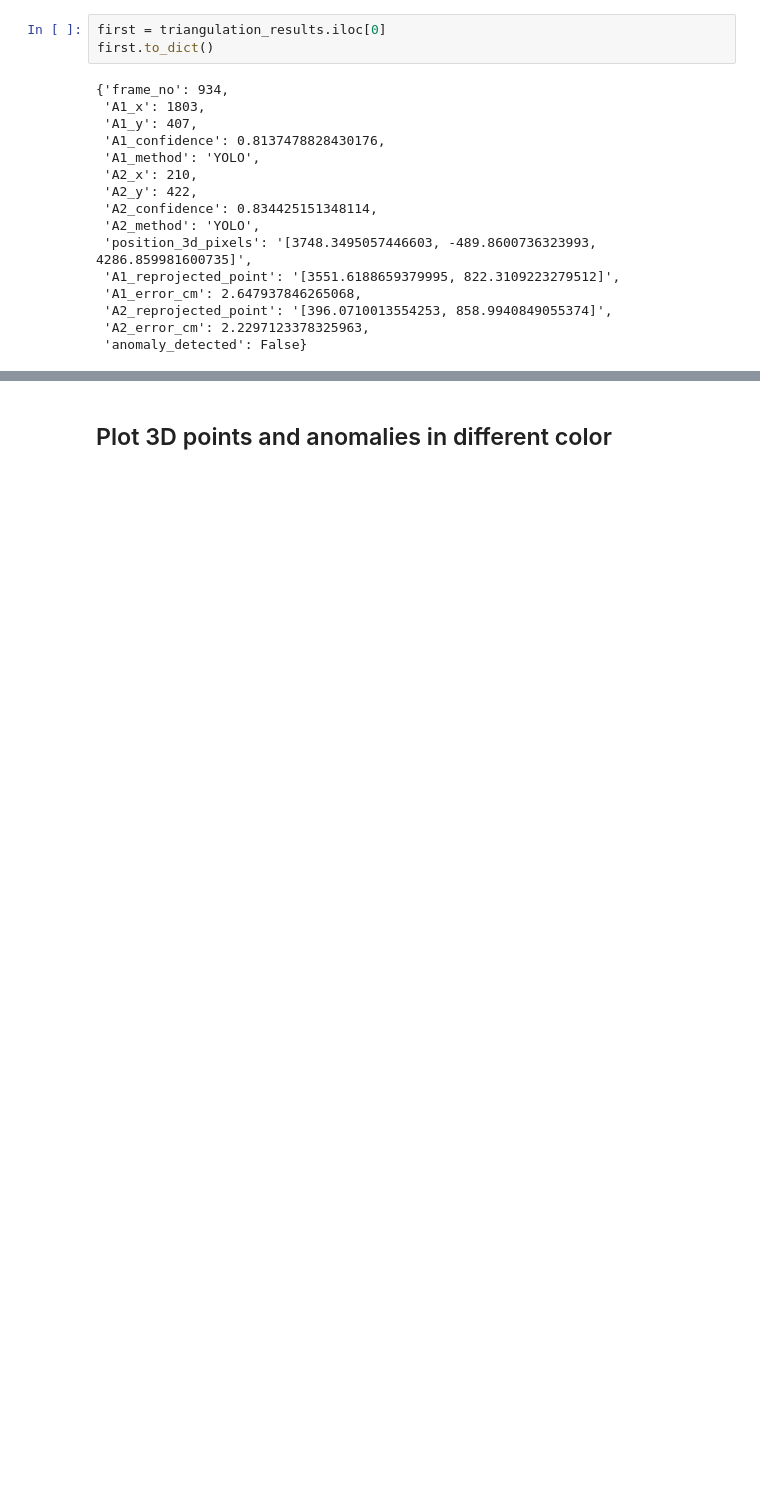
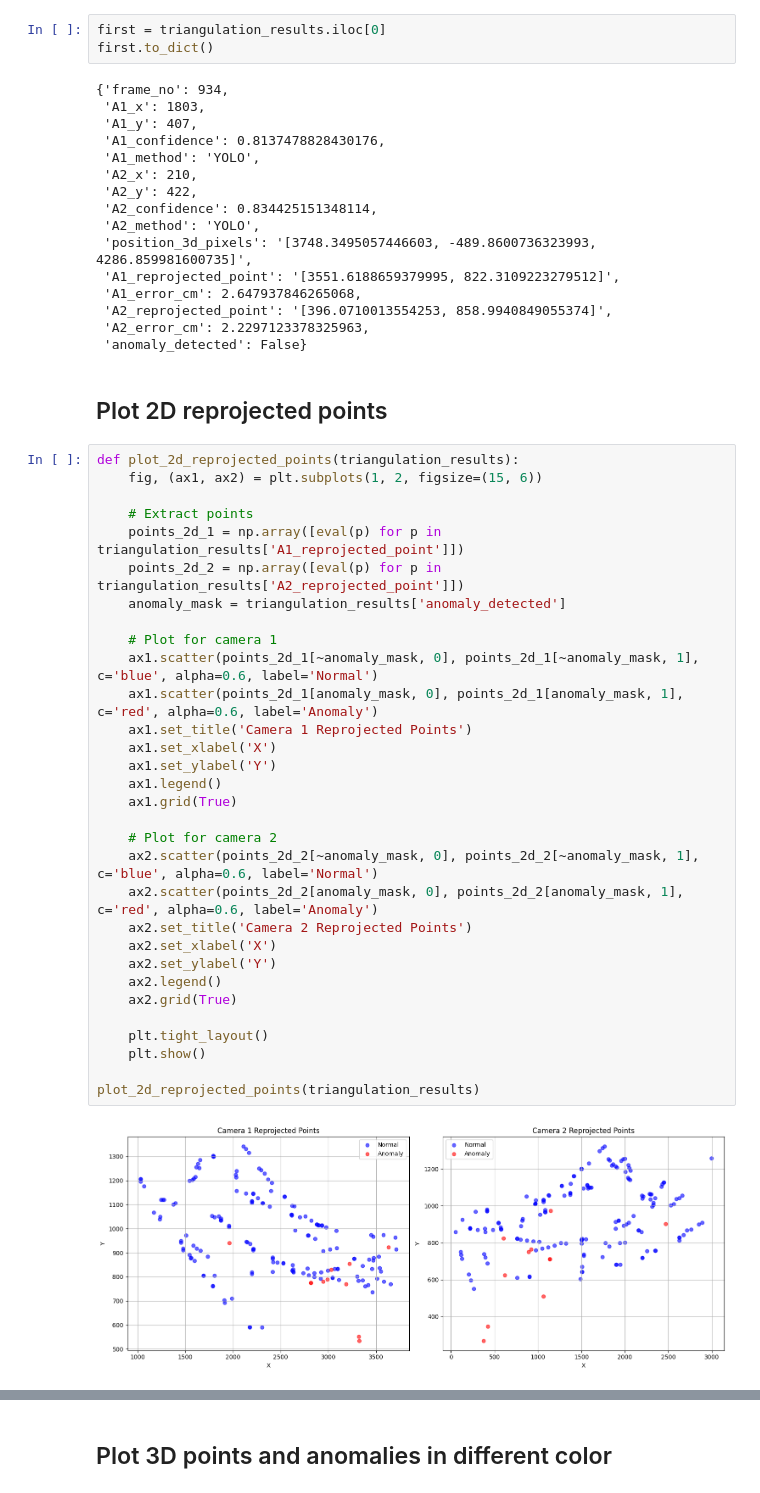
Before and after one commit to damianstone/cv-calibration-triangulation, a Jupyter notebook: notebooks/postprocessing.ipynb, the cells around one changed output, grey strips where cells are left out. Cells and saved outputs as stored; diff of their text form; blank space fills up the shorter version.

```diff
--- a/notebooks/postprocessing.ipynb
+++ b/notebooks/postprocessing.ipynb
@@ -55,3 +58,38 @@ first.to_dict()
  'A2_reprojected_point': '[396.0710013554253, 858.9940849055374]',
  'A2_error_cm': 2.2297123378325963,
  'anomaly_detected': False}
+# %% [markdown]
+## Plot 2D reprojected points
+# %%
+def plot_2d_reprojected_points(triangulation_results):
+    fig, (ax1, ax2) = plt.subplots(1, 2, figsize=(15, 6))
+
+    # Extract points
+    points_2d_1 = np.array([eval(p) for p in triangulation_results['A1_reprojected_point']])
+    points_2d_2 = np.array([eval(p) for p in triangulation_results['A2_reprojected_point']])
+    anomaly_mask = triangulation_results['anomaly_detected']
+
+    # Plot for camera 1
+    ax1.scatter(points_2d_1[~anomaly_mask, 0], points_2d_1[~anomaly_mask, 1], c='blue', alpha=0.6, label='Normal')
+    ax1.scatter(points_2d_1[anomaly_mask, 0], points_2d_1[anomaly_mask, 1], c='red', alpha=0.6, label='Anomaly')
+    ax1.set_title('Camera 1 Reprojected Points')
+    ax1.set_xlabel('X')
+    ax1.set_ylabel('Y')
+    ax1.legend()
+    ax1.grid(True)
+
+    # Plot for camera 2
+    ax2.scatter(points_2d_2[~anomaly_mask, 0], points_2d_2[~anomaly_mask, 1], c='blue', alpha=0.6, label='Normal')
+    ax2.scatter(points_2d_2[anomaly_mask, 0], points_2d_2[anomaly_mask, 1], c='red', alpha=0.6, label='Anomaly')
+    ax2.set_title('Camera 2 Reprojected Points')
+    ax2.set_xlabel('X')
+    ax2.set_ylabel('Y')
+    ax2.legend()
+    ax2.grid(True)
+
+    plt.tight_layout()
+    plt.show()
+
+plot_2d_reprojected_points(triangulation_results)
+# %% [output]
+[figure, added]
```
Also changed, not shown: parts of 6 cells of this notebook, 4 other files.
